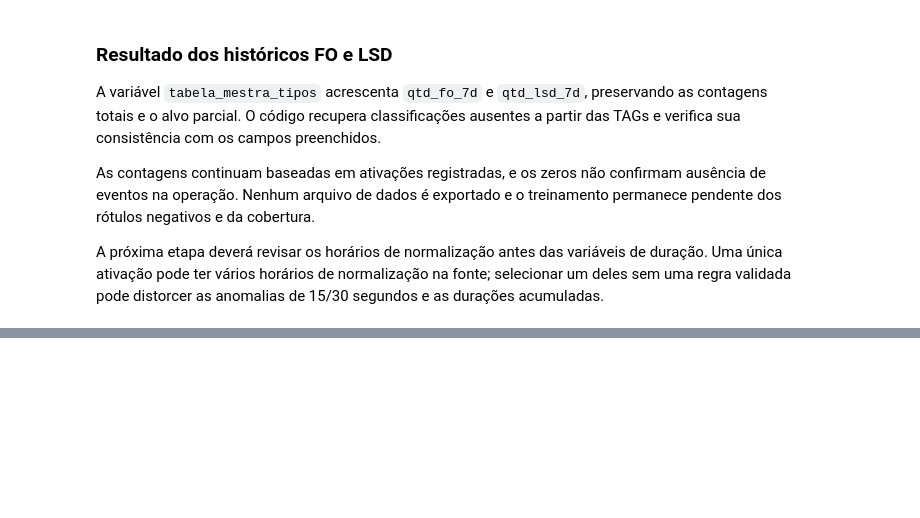
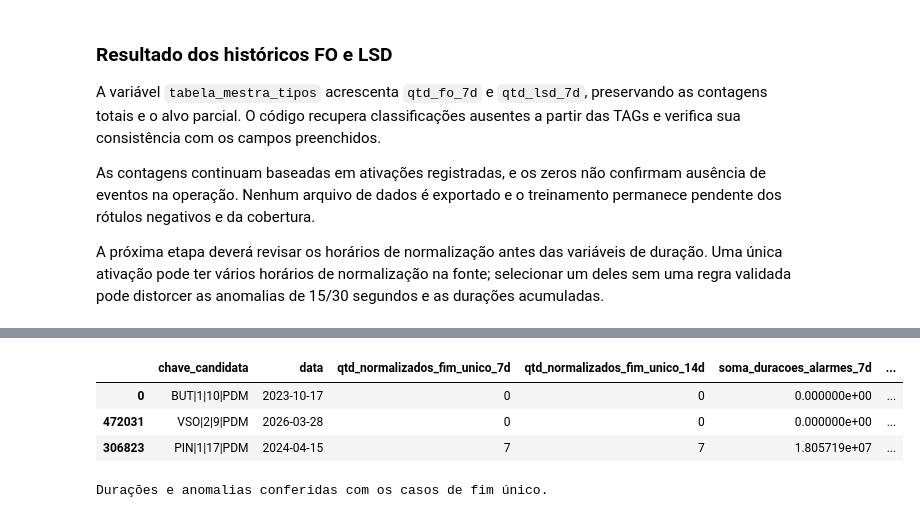
Before and after one commit to joaocardosodias/Lumem, a Jupyter notebook: models/modelo-rnn-1/01-criacao-tabela-mestra.ipynb, the cells around one changed output, grey strips where cells are left out. Cells and saved outputs as stored; diff of their text form; code cells hidden in the pictures; blank space fills up the shorter version.

```diff
--- a/models/modelo-rnn-1/01-criacao-tabela-mestra.ipynb
+++ b/models/modelo-rnn-1/01-criacao-tabela-mestra.ipynb
@@ -2351,0 +2608,59 @@ A próxima etapa deverá revisar os horários de normalização antes das variá
+# %%
+from math import isclose
+
+assert (
+    tabela_mestra_duracoes["qtd_anomalias_15s_7d"]
+    <= tabela_mestra_duracoes["qtd_normalizados_fim_unico_7d"]
+).all()
+assert (
+    tabela_mestra_duracoes["qtd_anomalias_30s_14d"]
+    <= tabela_mestra_duracoes["qtd_normalizados_fim_unico_14d"]
+).all()
+
+sem_normalizacoes = tabela_mestra_duracoes["qtd_normalizados_fim_unico_7d"].eq(0)
+assert tabela_mestra_duracoes.loc[
+    sem_normalizacoes, ["max_tempo_normalizacao_7d", "tempo_medio_por_alarme_7d"]
+].isna().all().all()
+
+indices_duracao = [
+    tabela_mestra_duracoes.index[0],
+    tabela_mestra_duracoes.index[-1],
+    tabela_mestra_duracoes["soma_duracoes_alarmes_7d"].idxmax(),
+]
+amostras_duracao = tabela_mestra_duracoes.loc[indices_duracao].drop_duplicates(
+    ["chave_candidata", "data"]
+)
+
+for _, linha in amostras_duracao.iterrows():
+    mesma_porta = alarmes_fim_unico["chave_candidata"].eq(linha["chave_candidata"])
+    semana = alarmes_fim_unico.loc[
+        mesma_porta & alarmes_fim_unico["data_normalizacao"].between(
+            linha["data"] - pd.Timedelta(days=6), linha["data"]
+        )
+    ]
+    quatorze_dias = alarmes_fim_unico.loc[
+        mesma_porta & alarmes_fim_unico["data_normalizacao"].between(
+            linha["data"] - pd.Timedelta(days=13), linha["data"]
+        )
+    ]
+
+    assert len(semana) == linha["qtd_normalizados_fim_unico_7d"]
+    assert len(quatorze_dias) == linha["qtd_normalizados_fim_unico_14d"]
+    assert semana["duracao_seg"].ge(15).sum() == linha["qtd_anomalias_15s_7d"]
+    assert quatorze_dias["duracao_seg"].ge(30).sum() == linha["qtd_anomalias_30s_14d"]
+    assert isclose(semana["duracao_seg"].sum(), linha["soma_duracoes_alarmes_7d"], abs_tol=0.000001)
+
+    # O fim de cada caso selecionado precede o início do dia seguinte à previsão.
+    assert (semana["fim_alarme"] < linha["data"] + pd.Timedelta(days=1)).all()
+    if len(semana) > 0:
+        assert isclose(semana["duracao_seg"].mean(), linha["tempo_medio_por_alarme_7d"], abs_tol=0.000001)
+        assert isclose(semana["duracao_seg"].max(), linha["max_tempo_normalizacao_7d"], abs_tol=0.000001)
+
+display(amostras_duracao[["chave_candidata", "data", *colunas_duracao]])
+print("Durações e anomalias conferidas com os casos de fim único.")
+# %% [output]
+|  | chave_candidata | data | qtd_normalizados_fim_unico_7d | qtd_normalizados_fim_unico_14d | soma_duracoes_alarmes_7d | ... |
+| 0 | BUT|1|10|PDM | 2023-10-17 | 0 | 0 | 0.000000e+00 | ... |
+| 472031 | VSO|2|9|PDM | 2026-03-28 | 0 | 0 | 0.000000e+00 | ... |
+| 306823 | PIN|1|17|PDM | 2024-04-15 | 7 | 7 | 1.805719e+07 | ... |
+Durações e anomalias conferidas com os casos de fim único.
```
Also changed, not shown: parts of 10 cells of this notebook.
